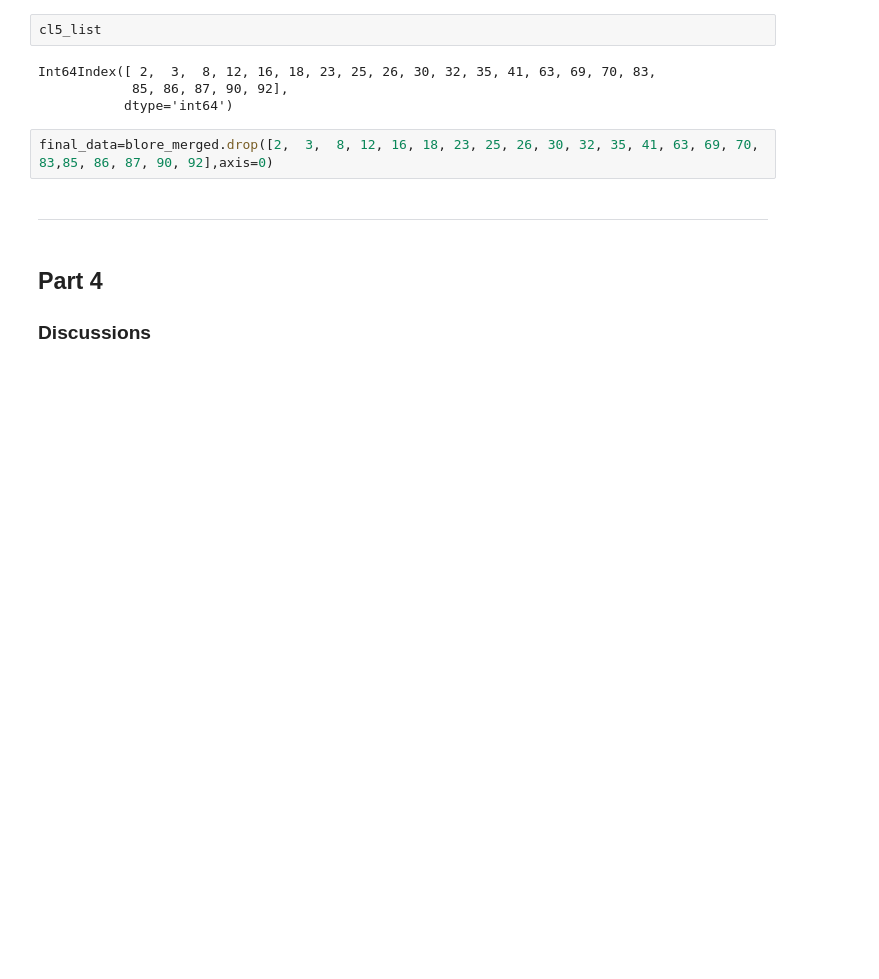
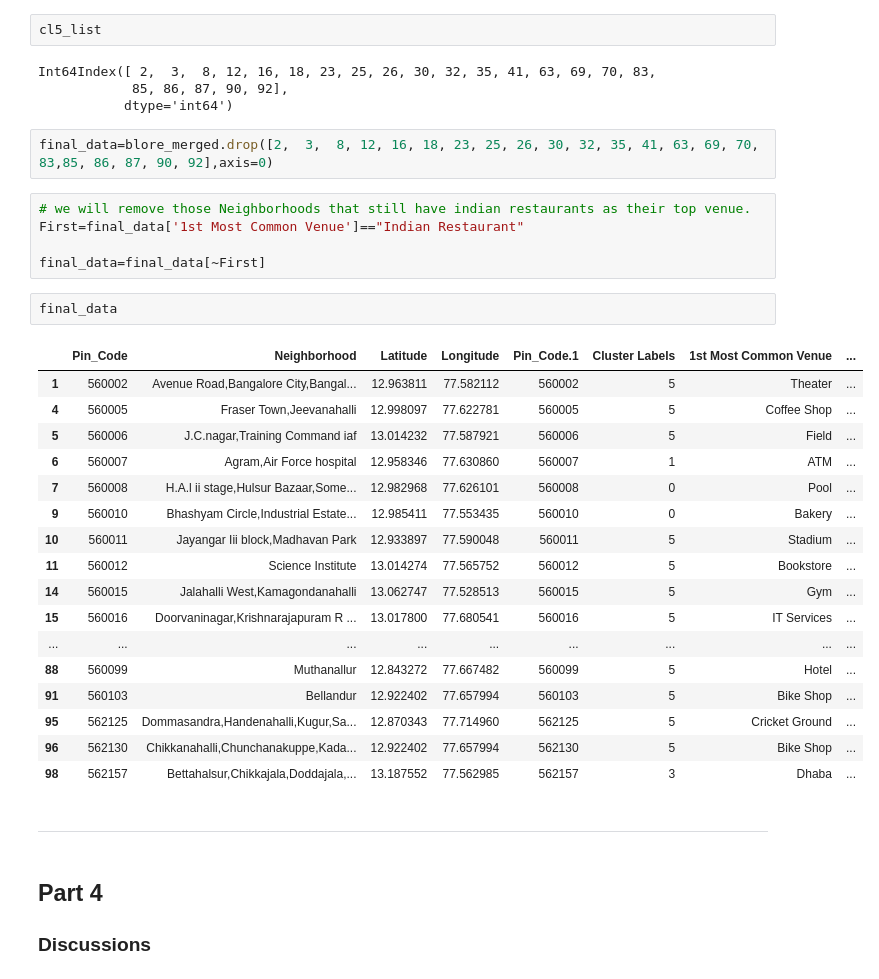
Before and after one commit to TheNayak/Coursera_Capstone, a Jupyter notebook: Peer review 3 final.ipynb, the cells around one changed output. Saved outputs shown, nothing was run; the diff lists cells and outputs as text; blank space fills up the shorter version.

```diff
--- a/Peer review 3 final.ipynb
+++ b/Peer review 3 final.ipynb
@@ -840,6 +828,31 @@ Int64Index([ 2,  3,  8, 12, 16, 18, 23, 25, 26, 30, 32, 35, 41, 63, 69, 70, 83,
            dtype='int64')
 # %%
 final_data=blore_merged.drop([2,  3,  8, 12, 16, 18, 23, 25, 26, 30, 32, 35, 41, 63, 69, 70, 83,85, 86, 87, 90, 92],axis=0)
+# %%
+# we will remove those Neighborhoods that still have indian restaurants as their top venue.
+First=final_data['1st Most Common Venue']=="Indian Restaurant"
+
+final_data=final_data[~First]
+# %%
+final_data
+# %% [output]
+|  | Pin_Code | Neighborhood | Latitude | Longitude | Pin_Code.1 | Cluster Labels | 1st Most Common Venue | ... |
+| 1 | 560002 | Avenue Road,Bangalore City,Bangal... | 12.963811 | 77.582112 | 560002 | 5 | Theater | ... |
+| 4 | 560005 | Fraser Town,Jeevanahalli | 12.998097 | 77.622781 | 560005 | 5 | Coffee Shop | ... |
+| 5 | 560006 | J.C.nagar,Training Command iaf | 13.014232 | 77.587921 | 560006 | 5 | Field | ... |
+| 6 | 560007 | Agram,Air Force hospital | 12.958346 | 77.630860 | 560007 | 1 | ATM | ... |
+| 7 | 560008 | H.A.l ii stage,Hulsur Bazaar,Some... | 12.982968 | 77.626101 | 560008 | 0 | Pool | ... |
+| 9 | 560010 | Bhashyam Circle,Industrial Estate... | 12.985411 | 77.553435 | 560010 | 0 | Bakery | ... |
+| 10 | 560011 | Jayangar Iii block,Madhavan Park | 12.933897 | 77.590048 | 560011 | 5 | Stadium | ... |
+| 11 | 560012 | Science Institute | 13.014274 | 77.565752 | 560012 | 5 | Bookstore | ... |
+| 14 | 560015 | Jalahalli West,Kamagondanahalli | 13.062747 | 77.528513 | 560015 | 5 | Gym | ... |
+| 15 | 560016 | Doorvaninagar,Krishnarajapuram R ... | 13.017800 | 77.680541 | 560016 | 5 | IT Services | ... |
+| ... | ... | ... | ... | ... | ... | ... | ... | ... |
+| 88 | 560099 | Muthanallur | 12.843272 | 77.667482 | 560099 | 5 | Hotel | ... |
+| 91 | 560103 | Bellandur | 12.922402 | 77.657994 | 560103 | 5 | Bike Shop | ... |
+| 95 | 562125 | Dommasandra,Handenahalli,Kugur,Sa... | 12.870343 | 77.714960 | 562125 | 5 | Cricket Ground | ... |
+| 96 | 562130 | Chikkanahalli,Chunchanakuppe,Kada... | 12.922402 | 77.657994 | 562130 | 5 | Bike Shop | ... |
+| 98 | 562157 | Bettahalsur,Chikkajala,Doddajala,... | 13.187552 | 77.562985 | 562157 | 3 | Dhaba | ... |
 # %% [markdown]
 ________________
 # %% [markdown]
```
Also changed, not shown: parts of 20 cells of this notebook.
